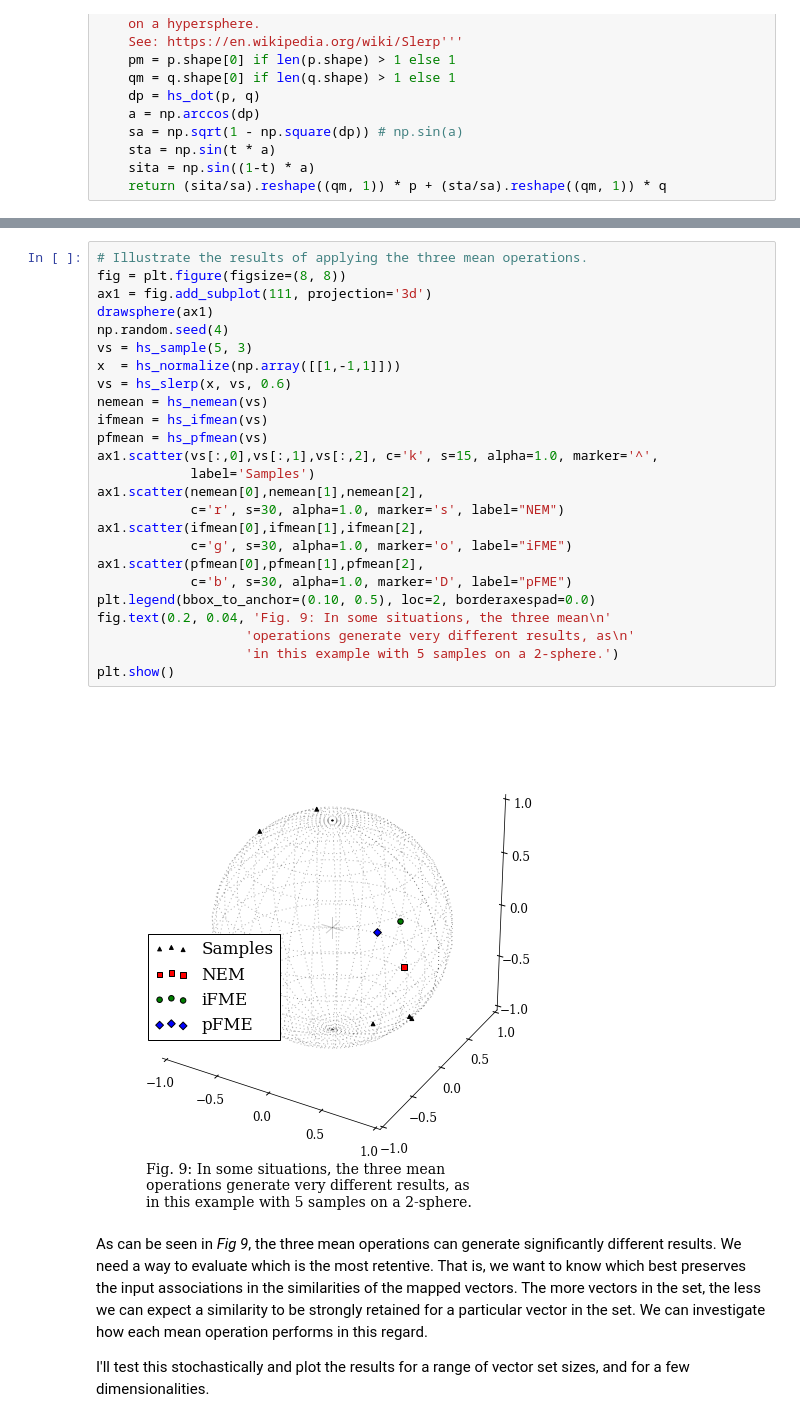
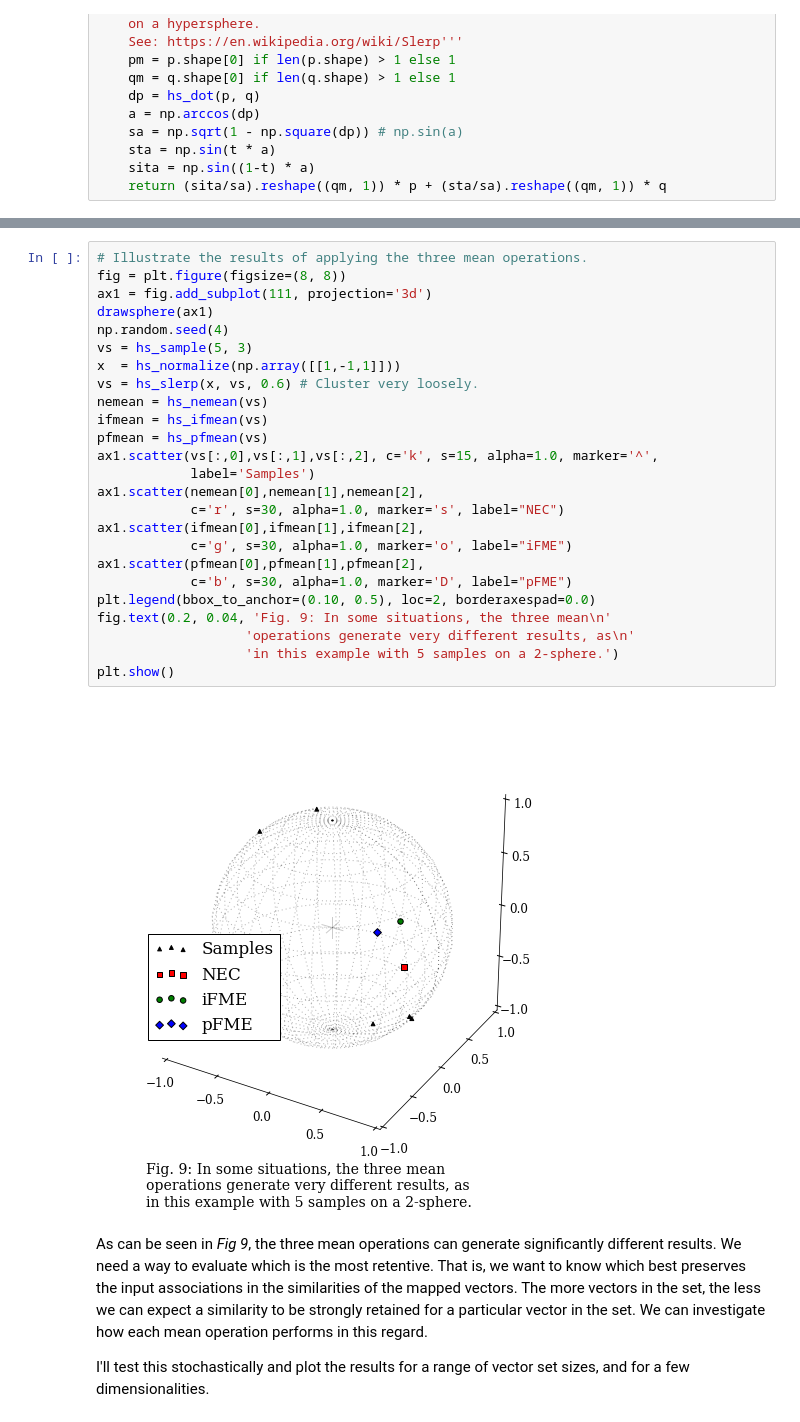
Before and after one commit to sagland/vecassoc, a Jupyter notebook: notebooks/Representing Object Association with Vector Similarity.ipynb, the cells around one changed output, grey strips where cells are left out. Saved outputs shown, nothing was run; the diff lists cells and outputs as text.

```diff
--- a/notebooks/Representing Object Association with Vector Similarity.ipynb
+++ b/notebooks/Representing Object Association with Vector Similarity.ipynb
@@ -617,30 +618,30 @@ def hs_pfmean(vs, ws=None):
 # %%
 # Illustrate the results of applying the three mean operations.
 fig = plt.figure(figsize=(8, 8))
 ax1 = fig.add_subplot(111, projection='3d')
 drawsphere(ax1)
 np.random.seed(4)
 vs = hs_sample(5, 3)
 x  = hs_normalize(np.array([[1,-1,1]]))
-vs = hs_slerp(x, vs, 0.6)
+vs = hs_slerp(x, vs, 0.6) # Cluster very loosely.
 nemean = hs_nemean(vs)
 ifmean = hs_ifmean(vs)
 pfmean = hs_pfmean(vs)
 ax1.scatter(vs[:,0],vs[:,1],vs[:,2], c='k', s=15, alpha=1.0, marker='^',
             label='Samples')
 ax1.scatter(nemean[0],nemean[1],nemean[2],
-            c='r', s=30, alpha=1.0, marker='s', label="NEM")
+            c='r', s=30, alpha=1.0, marker='s', label="NEC")
 ax1.scatter(ifmean[0],ifmean[1],ifmean[2],
             c='g', s=30, alpha=1.0, marker='o', label="iFME")
 ax1.scatter(pfmean[0],pfmean[1],pfmean[2],
             c='b', s=30, alpha=1.0, marker='D', label="pFME")
 plt.legend(bbox_to_anchor=(0.10, 0.5), loc=2, borderaxespad=0.0)
 fig.text(0.2, 0.04, 'Fig. 9: In some situations, the three mean\n'
                    'operations generate very different results, as\n'
                    'in this example with 5 samples on a 2-sphere.')
 plt.show()
 # %% [output]
-[figure, old version]
+[figure, new version]
 # %% [markdown]
 As can be seen in *Fig 9*, the three mean operations can generate significantly different results. We need a way to evaluate which is the most retentive. That is, we want to know which best preserves the input associations in the similarities of the mapped vectors. The more vectors in the set, the less we can expect a similarity to be strongly retained for a particular vector in the set. We can investigate how each mean operation performs in this regard.
 
```
Also changed, not shown: parts of 10 cells of this notebook.
